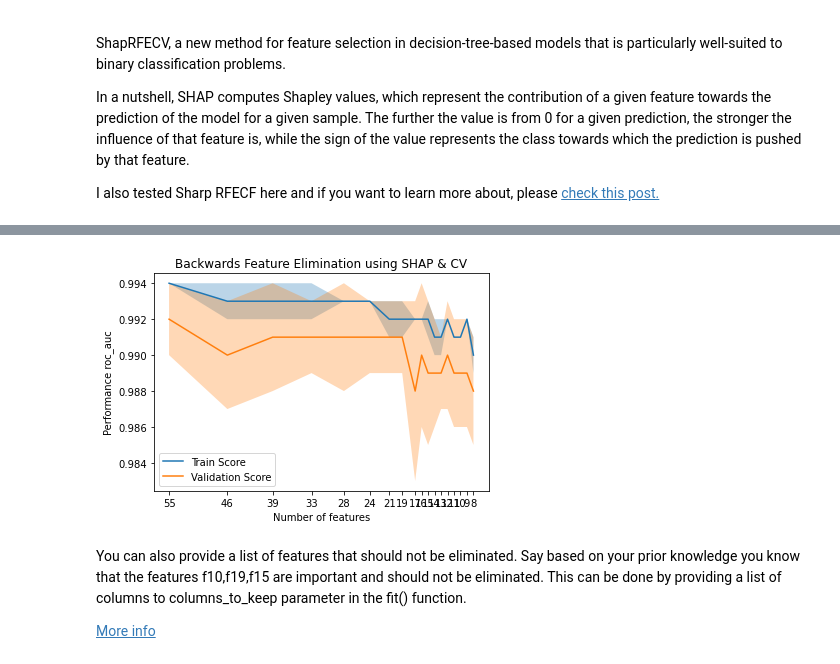
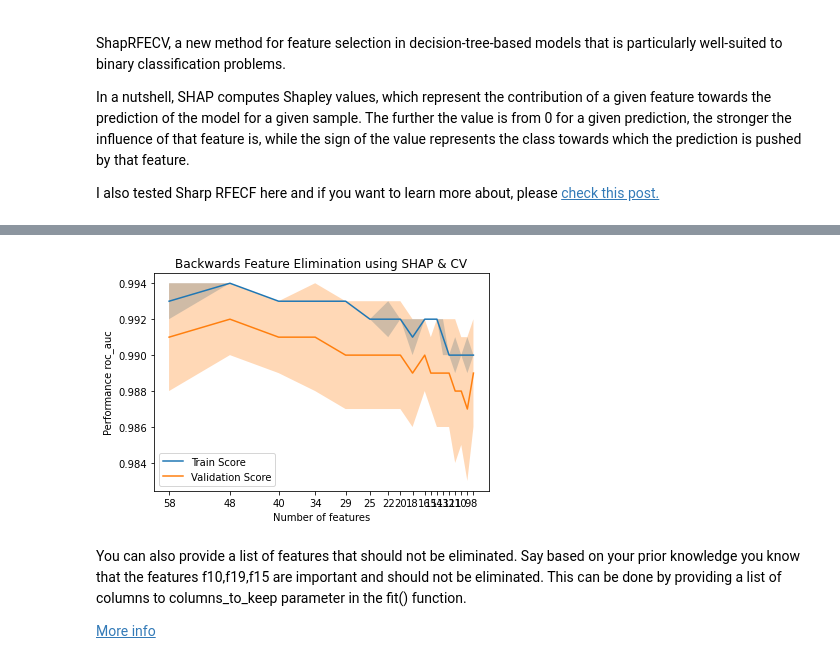
Before and after one commit to ali-unlu/predicting-drug-use, a Jupyter notebook: Feature Selection with SHAP.ipynb, the cells around one changed output, grey strips where cells are left out. Drawn from its saved outputs; the diff is of its cells as text; code cells hidden in the pictures.

```diff
--- a/Feature Selection with SHAP.ipynb
+++ b/Feature Selection with SHAP.ipynb
@@ -293,18 +293,20 @@ shap_elimination.get_reduced_features_set(num_features=8)
 # %%
 shap_elimination = ShapRFECV(
     clf=search, step=0.2, cv=10, scoring='roc_auc', n_jobs=-1  ,min_features_to_select=4)
 report = shap_elimination.fit_compute(X_train, y_train, columns_to_keep=
-                                      ['e_cigarette','free_offer_1',
+['drug_user_friend_1',
+ 'e_cigarette',
+ 'risk_of_try',
+ 'prob_country',
  'nuuska',
- 'prob_country',
- 'drug_user_friend_1',
- 'risk_of_try',
- 'no_punishment_1',
- 'purchase_offer_1'])
+ 'free_offer_1',
+ 'purchase_offer_1',
+ 'drug_punishment_1.0']
+)
 
 performance_plot = shap_elimination.plot()
 # %% [output]
-[figure, old version]
+[figure, new version]
 # %% [markdown]
 You can also provide a list of features that should not be eliminated. Say based on your prior knowledge you know that the features f10,f19,f15 are important and should not be eliminated. This can be done by providing a list of columns to columns_to_keep parameter in the fit() function.
 
```
Also changed, not shown: parts of 12 cells of this notebook, 4 other files.
